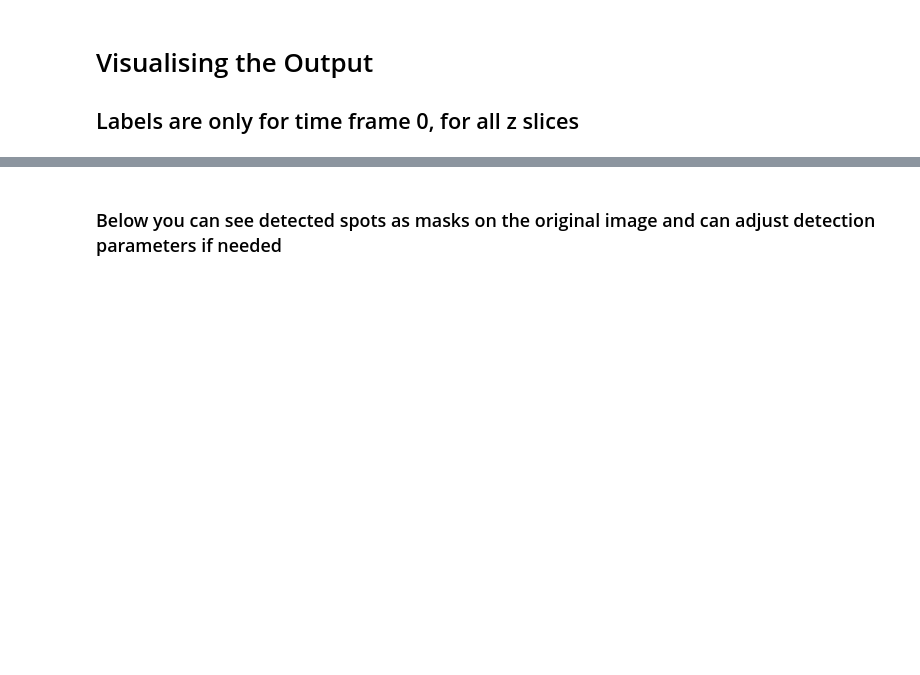
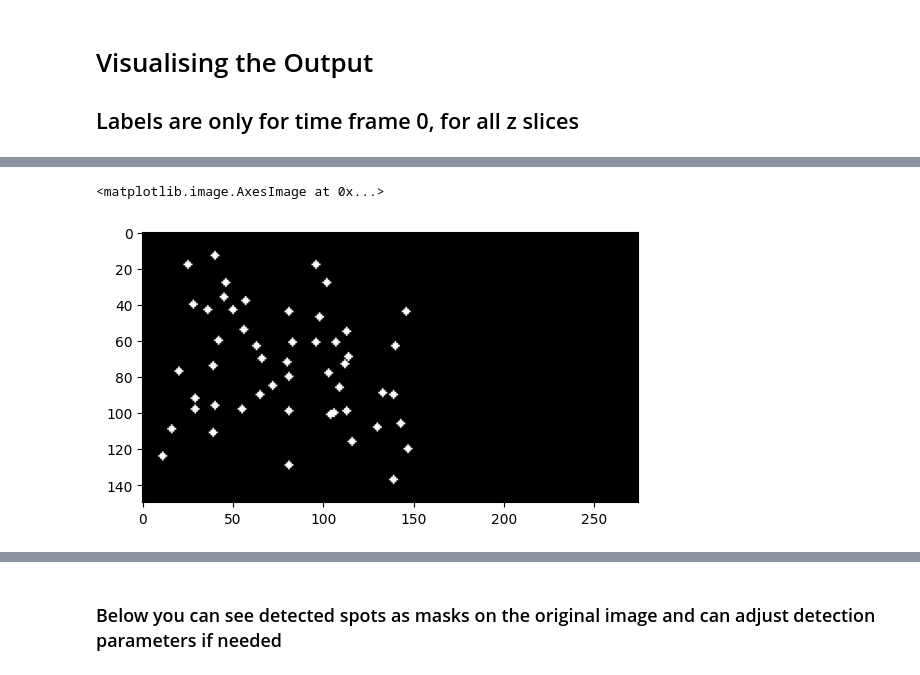
Before and after one commit to MatsulabUW/LLSM-CME-ANALYSIS, a Jupyter notebook: Final/Jupyter_Notebooks/01.Big_data_detection_zarr_parallel.ipynb, the cells around one changed output, grey strips where cells are left out. Drawn from its saved outputs; the diff is of its cells as text; code cells hidden in the pictures; blank space fills up the shorter version.

```diff
--- a/Final/Jupyter_Notebooks/01.Big_data_detection_zarr_parallel.ipynb
+++ b/Final/Jupyter_Notebooks/01.Big_data_detection_zarr_parallel.ipynb
@@ -121,3 +154,39 @@ the number of times the gaussian fitting worked was 535 and the number of times
 # %% [markdown]
 # Visualising the Output
 ## Labels are only for time frame 0, for all z slices
+# %%
+import numpy as np
+import zarr
+import matplotlib.pyplot as plt
+
+
+
+def create_cylindrical_mask_fast(shape, centers, radius_xy, radius_z):
+    z_dim, y_dim, x_dim = shape
+    mask = np.zeros((1,z_dim, y_dim, x_dim))
+
+    one_frame_df = spots_df[spots_df['frame'] == 0].copy(deep = True)
+    centers = one_frame_df[['mu_z', 'mu_y', 'mu_x']].values
+    radius_xy = 2
+    radius_z = 4
+    Z, Y, X = np.ogrid[:z_dim, :y_dim, :x_dim]
+
+    for center in centers:
+        z_center, y_center, x_center = center
+
+        distance_xy = np.sqrt((X - x_center) ** 2 + (Y - y_center) ** 2)
+        mask_region = (distance_xy <= radius_xy) & (abs(Z - z_center) <= radius_z)
+        mask[0][mask_region] = 255
+
+    return mask
+
+
+spots_df = df
+
+one_frame_df = spots_df[spots_df['frame'] == 0].copy(deep = True)
+centers = one_frame_df[['mu_z', 'mu_y', 'mu_x']].values
+radius_xy = 2
+radius_z = 4
+
+masks4 = create_cylindrical_mask_fast([z2.shape[2], z2.shape[3], z2.shape[4]], centers, radius_xy, radius_z)
+masks4
@@ -123,0 +211,5 @@ the number of times the gaussian fitting worked was 535 and the number of times
+# %%
+plt.imshow(masks4[0][0], cmap = 'gray')
+# %% [output]
+<matplotlib.image.AxesImage at 0x...>
+[figure, added]
```
Also changed, not shown: parts of 12 cells of this notebook, 2 other files.
